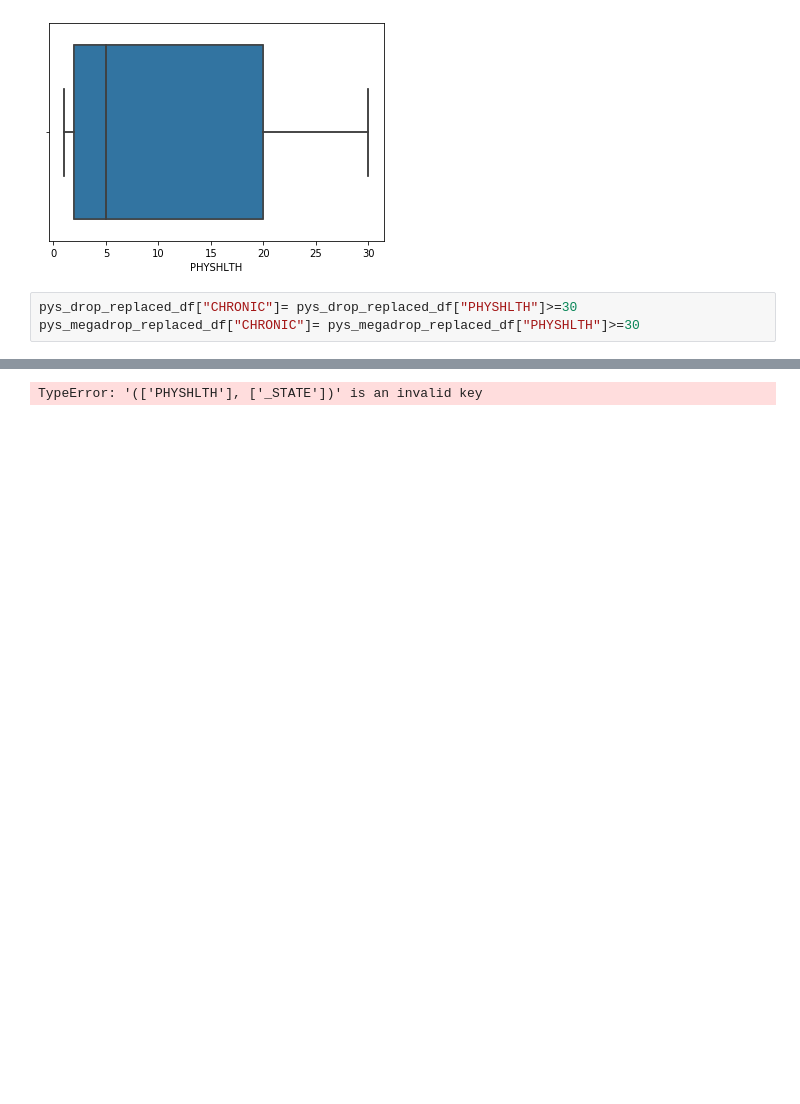
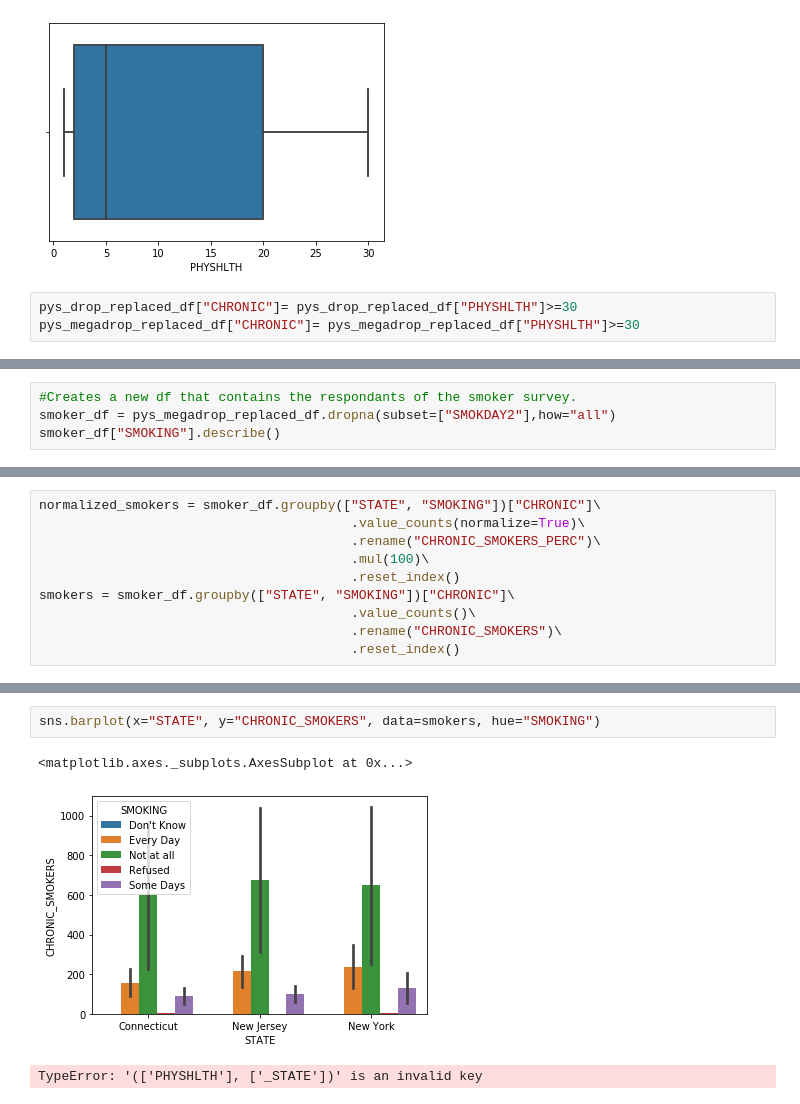
Before and after one commit to coreyryanhanson/nyc-mhtn-ds-010620-lectures, a Jupyter notebook: week_2/case_study/case.ipynb, the cells around one changed output, grey strips where cells are left out. Saved outputs shown, nothing was run; the diff lists cells and outputs as text; blank space fills up the shorter version.

```diff
--- a/week_2/case_study/case.ipynb
+++ b/week_2/case_study/case.ipynb
@@ -169,0 +146,4 @@ True
+# %%
+#Creates a new df that contains the respondants of the smoker survey.
+smoker_df = pys_megadrop_replaced_df.dropna(subset=["SMOKDAY2"],how="all")
+smoker_df["SMOKING"].describe()
@@ -169,0 +156,10 @@ True
+# %%
+normalized_smokers = smoker_df.groupby(["STATE", "SMOKING"])["CHRONIC"]\
+                                        .value_counts(normalize=True)\
+                                        .rename("CHRONIC_SMOKERS_PERC")\
+                                        .mul(100)\
+                                        .reset_index()
+smokers = smoker_df.groupby(["STATE", "SMOKING"])["CHRONIC"]\
+                                        .value_counts()\
+                                        .rename("CHRONIC_SMOKERS")\
+                                        .reset_index()
@@ -170,3 +186,8 @@ True
+# %%
+sns.barplot(x="STATE", y="CHRONIC_SMOKERS", data=smokers, hue="SMOKING")
+# %% [output]
+<matplotlib.axes._subplots.AxesSubplot at 0x...>
+[figure, added]
 # %%
 # %% [output]
 TypeError: '(['PHYSHLTH'], ['_STATE'])' is an invalid key
```
Also changed, not shown: parts of 9 cells of this notebook.
